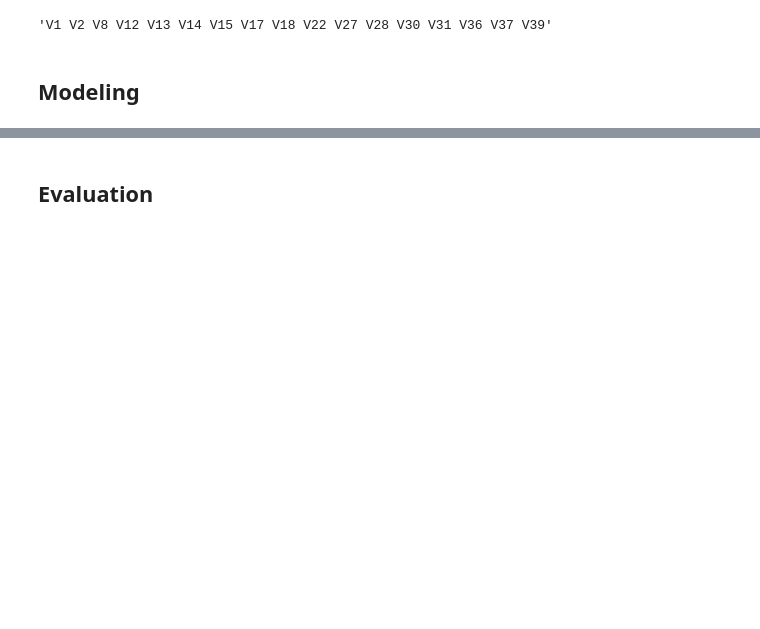
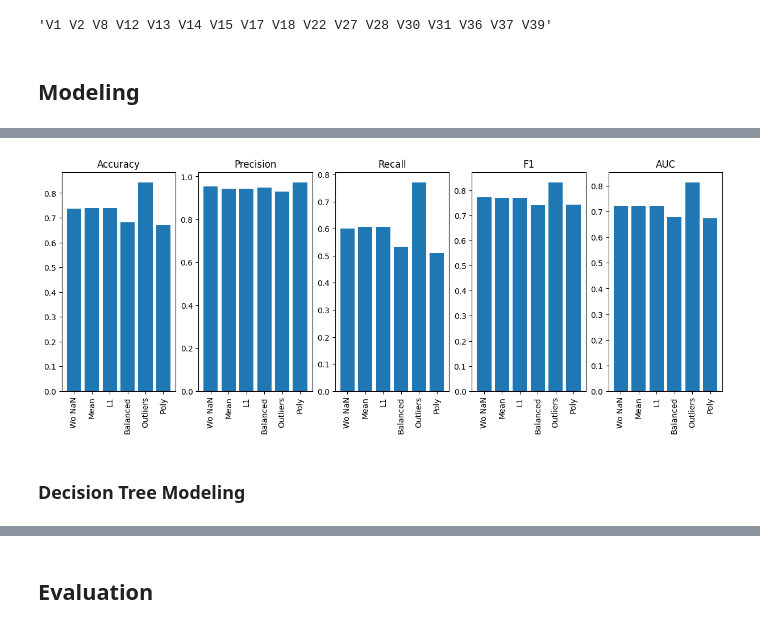
Before and after one commit to al-pi314/inteligent_systems, a Jupyter notebook: seminar_2/seminar.ipynb, the cells around one changed output, grey strips where cells are left out. Cells and saved outputs as stored; diff of their text form; code cells hidden in the pictures; blank space fills up the shorter version.

```diff
--- a/seminar_2/seminar.ipynb
+++ b/seminar_2/seminar.ipynb
@@ -214,0 +231,8 @@ array(['V36', 'V1', 'V34', 'V14', 'V40', 'V30', 'V27', 'V22', 'V8', 'V2',
+# %%
+balanced_lr = LogisticRegressionClassifier(mean_features, mean_target, solver='lbfgs', max_iter=1000, class_weight='balanced')
+# %%
+outliers_features, outliers_target = split_data(without_outliers, "Class")
+outliers_lr = LogisticRegressionClassifier(outliers_features, outliers_target, solver='lbfgs', max_iter=1000)
+# %%
+poli_features, poli_target = split_data(poli_data, "Class")
+poli_lr = LogisticRegressionClassifier(poli_features, poli_target, solver='lbfgs', max_iter=1000, tol=1e-2)
@@ -214,0 +247,17 @@ array(['V36', 'V1', 'V34', 'V14', 'V40', 'V30', 'V27', 'V22', 'V8', 'V2',
+# %%
+lr_classifiers = [(without_nan_lr, test_data_without_nan), (mean_lr, test_data_nan_replaced), (L1_penalty_lr, test_data_nan_replaced), (balanced_lr, test_data_nan_replaced), (outliers_lr, test_data_without_outliers), (poli_lr, poli_test)]
+# %%
+fig, axes = plt.subplots(1, 5, figsize=(15, 5))
+
+score_names = ["Accuracy", "Precision", "Recall", "F1", "AUC"]
+classifiers = ["Wo NaN", "Mean", "L1", "Balanced", "Outliers", "Poly"]
+for i in range(5):
+    axes[i].bar([i for i in range(len(lr_classifiers))], scores[:, i])
+    axes[i].set_title(score_names[i])
+    axes[i].set_xticks([i for i in range(len(lr_classifiers))])
+    axes[i].set_xticklabels(classifiers)
+    axes[i].xaxis.set_tick_params(rotation=90)
+# %% [output]
+[figure, added]
+# %% [markdown]
+### Decision Tree Modeling
```
Also changed, not shown: parts of 74 cells of this notebook, 14 other files.
